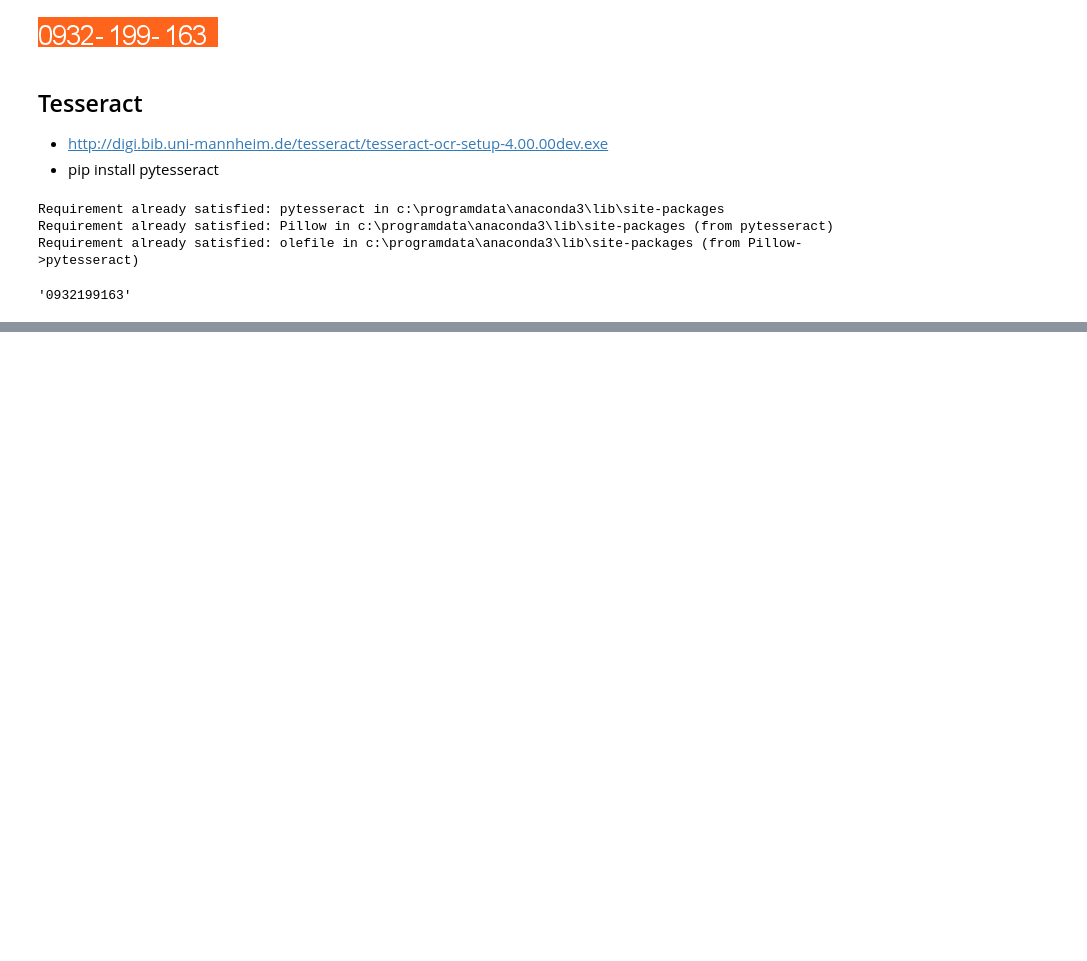
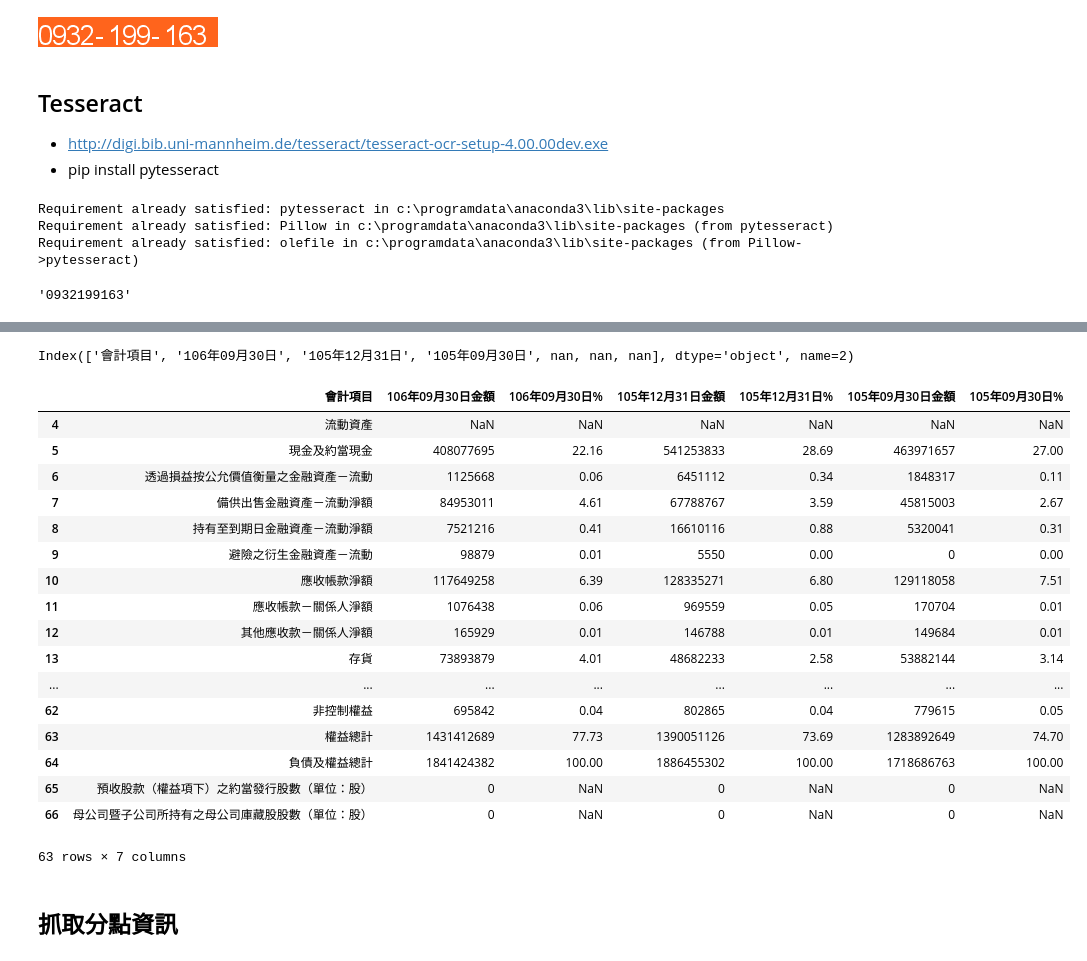
Before and after one commit to ywchiu/fubonpy, a Jupyter notebook: Demo20180129.ipynb, the cells around one changed output, grey strips where cells are left out. Cells and saved outputs as stored; diff of their text form; code cells hidden in the pictures; blank space fills up the shorter version.

```diff
--- a/Demo20180129.ipynb
+++ b/Demo20180129.ipynb
@@ -349,0 +370,35 @@ res = requests.get('http://m.591.com.tw/api.php?module=iphone&action=houseRecord
+# %%
+df = dfs[1]
+# %%
+df.columns = df.loc[2]
+# %%
+df.drop([0,1,2,3], inplace=True)
+# %%
+df.columns
+# %% [output]
+Index(['會計項目', '106年09月30日', '105年12月31日', '105年09月30日', nan, nan, nan], dtype='object', name=2)
+# %%
+df.columns = ['會計項目', '106年09月30日金額','106年09月30日%', '105年12月31日金額', '105年12月31日%','105年09月30日金額','105年09月30日%']
+# %%
+df
+# %% [output]
+|  | 會計項目 | 106年09月30日金額 | 106年09月30日% | 105年12月31日金額 | 105年12月31日% | 105年09月30日金額 | 105年09月30日% |
+| 4 | 流動資產 | NaN | NaN | NaN | NaN | NaN | NaN |
+| 5 | 現金及約當現金 | 408077695 | 22.16 | 541253833 | 28.69 | 463971657 | 27.00 |
+| 6 | 透過損益按公允價值衡量之金融資產－流動 | 1125668 | 0.06 | 6451112 | 0.34 | 1848317 | 0.11 |
+| 7 | 備供出售金融資產－流動淨額 | 84953011 | 4.61 | 67788767 | 3.59 | 45815003 | 2.67 |
+| 8 | 持有至到期日金融資產－流動淨額 | 7521216 | 0.41 | 16610116 | 0.88 | 5320041 | 0.31 |
+| 9 | 避險之衍生金融資產－流動 | 98879 | 0.01 | 5550 | 0.00 | 0 | 0.00 |
+| 10 | 應收帳款淨額 | 117649258 | 6.39 | 128335271 | 6.80 | 129118058 | 7.51 |
+| 11 | 應收帳款－關係人淨額 | 1076438 | 0.06 | 969559 | 0.05 | 170704 | 0.01 |
+| 12 | 其他應收款－關係人淨額 | 165929 | 0.01 | 146788 | 0.01 | 149684 | 0.01 |
+| 13 | 存貨 | 73893879 | 4.01 | 48682233 | 2.58 | 53882144 | 3.14 |
+| ... | ... | ... | ... | ... | ... | ... | ... |
+| 62 | 非控制權益 | 695842 | 0.04 | 802865 | 0.04 | 779615 | 0.05 |
+| 63 | 權益總計 | 1431412689 | 77.73 | 1390051126 | 73.69 | 1283892649 | 74.70 |
+| 64 | 負債及權益總計 | 1841424382 | 100.00 | 1886455302 | 100.00 | 1718686763 | 100.00 |
+| 65 | 預收股款（權益項下）之約當發行股數（單位：股） | 0 | NaN | 0 | NaN | 0 | NaN |
+| 66 | 母公司暨子公司所持有之母公司庫藏股股數（單位：股） | 0 | NaN | 0 | NaN | 0 | NaN |
+63 rows × 7 columns
+# %% [markdown]
+## 抓取分點資訊
```
Also changed, not shown: parts of 4 cells of this notebook.
